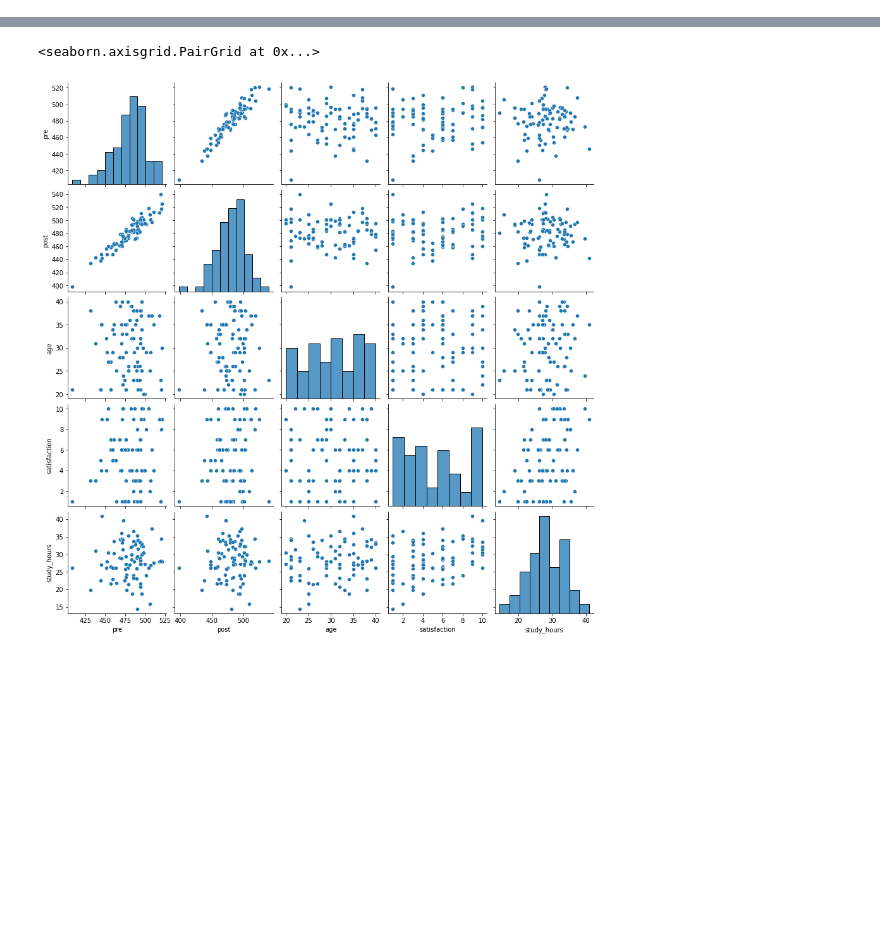
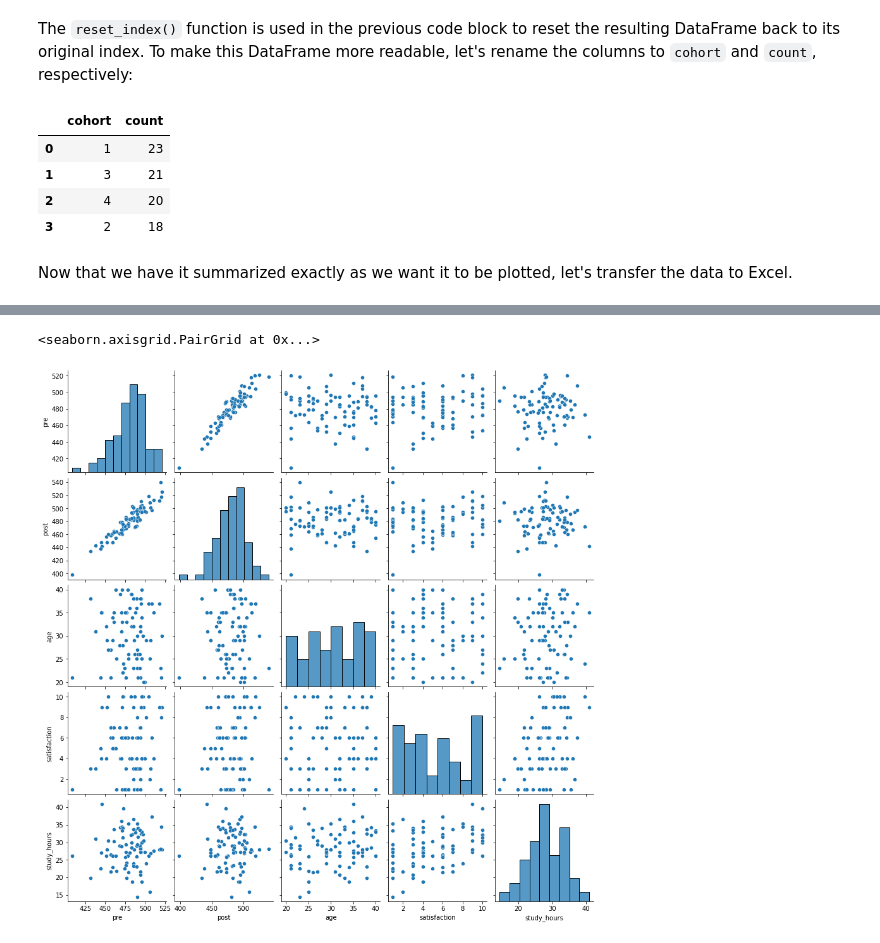
Before and after one commit to stringfestdata/modern-analytics-excel-book, a Jupyter notebook: ch_12/enriching_excel_with_seaborn.ipynb, the cells around one changed output, grey strips where cells are left out. Cells and saved outputs as stored; diff of their text form; code cells hidden in the pictures; blank space fills up the shorter version.

```diff
--- a/ch_12/enriching_excel_with_seaborn.ipynb
+++ b/ch_12/enriching_excel_with_seaborn.ipynb
@@ -7,0 +35,13 @@ contestants = pd.read_excel('contestants_cleaned.xlsx')
+# %% [markdown]
+The `reset_index()` function is used in the previous code block to reset the resulting DataFrame back to its original index. To make this DataFrame more readable, let's rename the columns to `cohort` and `count`, respectively:
+# %%
+cohort_count = cohort_count.rename(columns={'index':'cohort', 'cohort':'count'})
+cohort_count
+# %% [output]
+|  | cohort | count |
+| 0 | 1 | 23 |
+| 1 | 3 | 21 |
+| 2 | 4 | 20 |
+| 3 | 2 | 18 |
+# %% [markdown]
+Now that we have it summarized exactly as we want it to be plotted, let's transfer the data to Excel.
```
Also changed, not shown: parts of 26 cells of this notebook, 6 other files.
